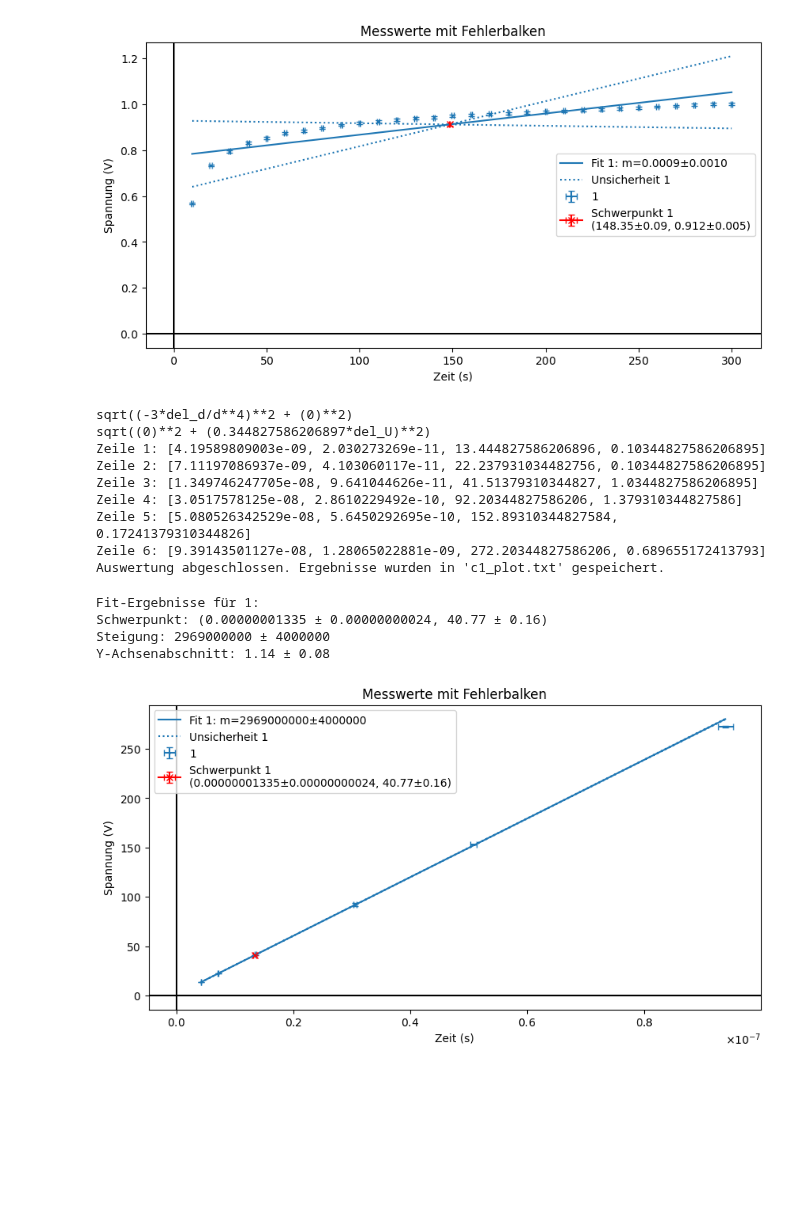
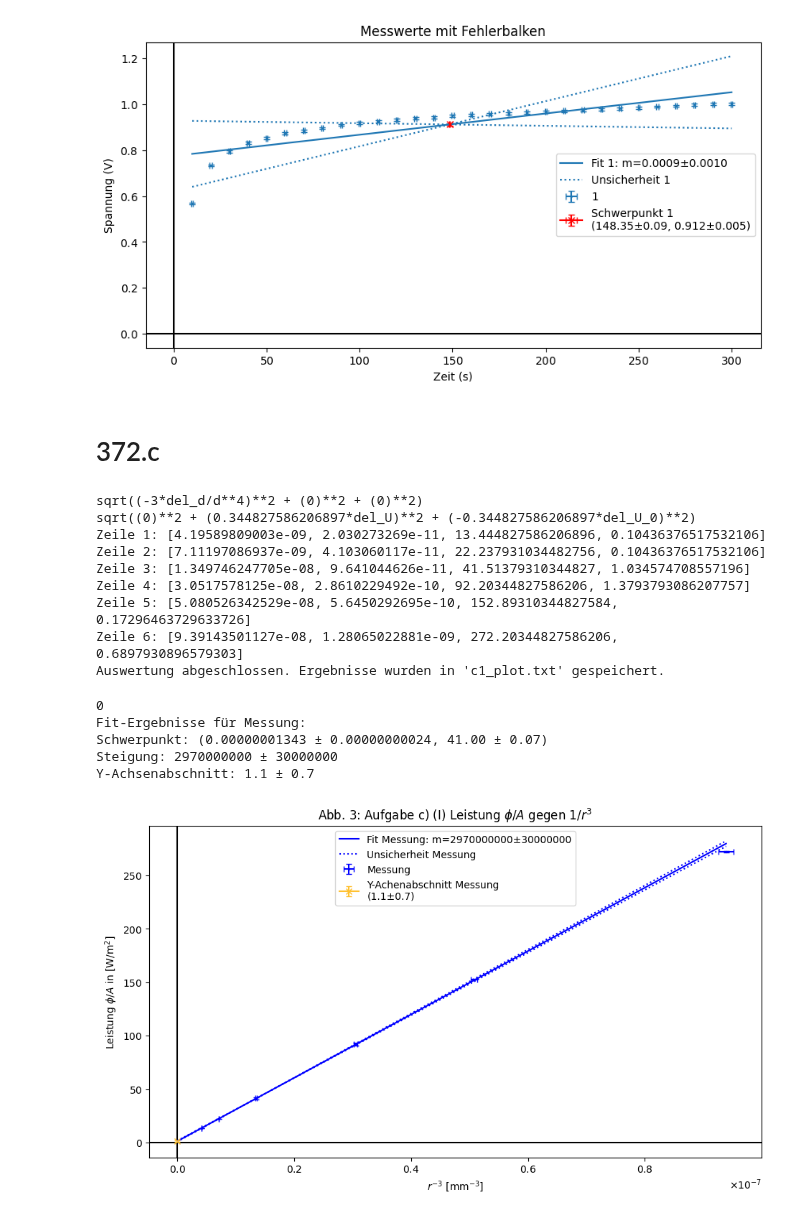
Before and after one commit to Patrixon0/data-analysis-plotting-tool, a Jupyter notebook: P3/Theo_Patrick/372/372_main.ipynb, the cells around one changed output. Cells and saved outputs as stored; diff of their text form; code cells hidden in the pictures; blank space fills up the shorter version.

```diff
--- a/P3/Theo_Patrick/372/372_main.ipynb
+++ b/P3/Theo_Patrick/372/372_main.ipynb
@@ -129,59 +129,62 @@ V = 100
 # Offsetspannung U_0
 U_0 = 0.61  # mV
 err_U_0 = 0.04
+# %% [markdown]
+# 372.c
 # %%
 # abgestrahlte Leistung berechnen
 '''Unsicherheit von Offset U_0 noch nicht beruecksichtigt'''
 
-var_names=[d, U]=sp.symbols('d U')
+var_names=[d, U, U_0]=sp.symbols('d U U_0')
 formula_list=[
     d**(-3),
     (U - U_0) / (V * S),  # U_0 ohne err
     ]
 evaluate_gaussian_error('c1.txt',formulas=formula_list, variables=var_names, result_length=20,result_names=['d^-3', 'I'], output_file_suffix= 'plot')
 # %% [output]
-sqrt((-3*del_d/d**4)**2 + (0)**2)
-sqrt((0)**2 + (0.344827586206897*del_U)**2)
-Zeile 1: [4.19589809003e-09, 2.030273269e-11, 13.444827586206896, 0.10344827586206895]
-Zeile 2: [7.11197086937e-09, 4.103060117e-11, 22.237931034482756, 0.10344827586206895]
-Zeile 3: [1.349746247705e-08, 9.641044626e-11, 41.51379310344827, 1.0344827586206895]
-Zeile 4: [3.0517578125e-08, 2.8610229492e-10, 92.20344827586206, 1.379310344827586]
-Zeile 5: [5.080526342529e-08, 5.6450292695e-10, 152.89310344827584, 0.17241379310344826]
-Zeile 6: [9.39143501127e-08, 1.28065022881e-09, 272.20344827586206, 0.689655172413793]
+sqrt((-3*del_d/d**4)**2 + (0)**2 + (0)**2)
+sqrt((0)**2 + (0.344827586206897*del_U)**2 + (-0.344827586206897*del_U_0)**2)
+Zeile 1: [4.19589809003e-09, 2.030273269e-11, 13.444827586206896, 0.10436376517532106]
+Zeile 2: [7.11197086937e-09, 4.103060117e-11, 22.237931034482756, 0.10436376517532106]
+Zeile 3: [1.349746247705e-08, 9.641044626e-11, 41.51379310344827, 1.034574708557196]
+Zeile 4: [3.0517578125e-08, 2.8610229492e-10, 92.20344827586206, 1.3793793086207757]
+Zeile 5: [5.080526342529e-08, 5.6450292695e-10, 152.89310344827584, 0.17296463729633726]
+Zeile 6: [9.39143501127e-08, 1.28065022881e-09, 272.20344827586206, 0.6897930896579303]
 Auswertung abgeschlossen. Ergebnisse wurden in 'c1_plot.txt' gespeichert.
 # %%
 geraden_fit(
     exp_nr='',
     file_n='c1_plot.txt',
-    title=r'Abb. 3: Aufgabe c) Leistung $\phi / A$ gegen $1/r^3$',
+    title=r'Abb. 3: Aufgabe c) (I) Leistung $\phi / A$ gegen $1/r^3$',
     y_label=r'Leistung $\phi / A$ in [$\text{W} / \text{m}^2$]',
     x_label=r'$r^{-3}$ [$\text{mm}^{-3}$]',
     save=True,
     length=11,
     height=6,
     x_axis=0,
     y_axis=0,
     # x_major_ticks=50,   # Hauptticks alle 10 Einheiten
     # x_minor_ticks=10,    # Nebenticks alle 1 Einheit
     # y_major_ticks=0.2,
     # y_minor_ticks=0.05,
     legendlocation='best',
     y_labels=['Messung'],  # Provide labels for each dataset
     # y_markers=['o'],       # Optional: specify markers
     y_colors=['blue'], # Optional: specify colors
     x_decimal_places=0,
     y_decimal_places=1,
     plot_errors =  True,
     linear_fit=True,
     plot_y_inter=True,
     size = 1.3
 )
 # %% [output]
-Fit-Ergebnisse für 1:
-Schwerpunkt: (0.00000001335 ± 0.00000000024, 40.77 ± 0.16)
-Steigung: 2969000000 ± 4000000
-Y-Achsenabschnitt: 1.14 ± 0.08
+0
+Fit-Ergebnisse für Messung:
+Schwerpunkt: (0.00000001343 ± 0.00000000024, 41.00 ± 0.07)
+Steigung: 2970000000 ± 30000000
+Y-Achsenabschnitt: 1.1 ± 0.7
-[figure, old version]
+[figure, new version]
 # %%
 # Temp.koeffizienten
 a = 4.82 * 10**-3
```
Also changed, not shown: parts of 4 cells of this notebook, 7 other files.
